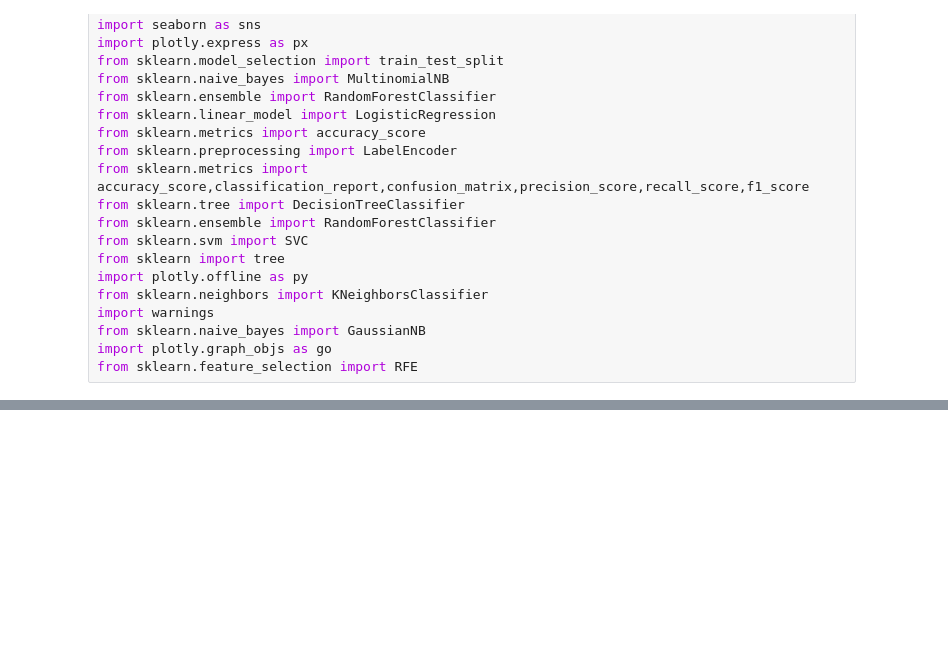
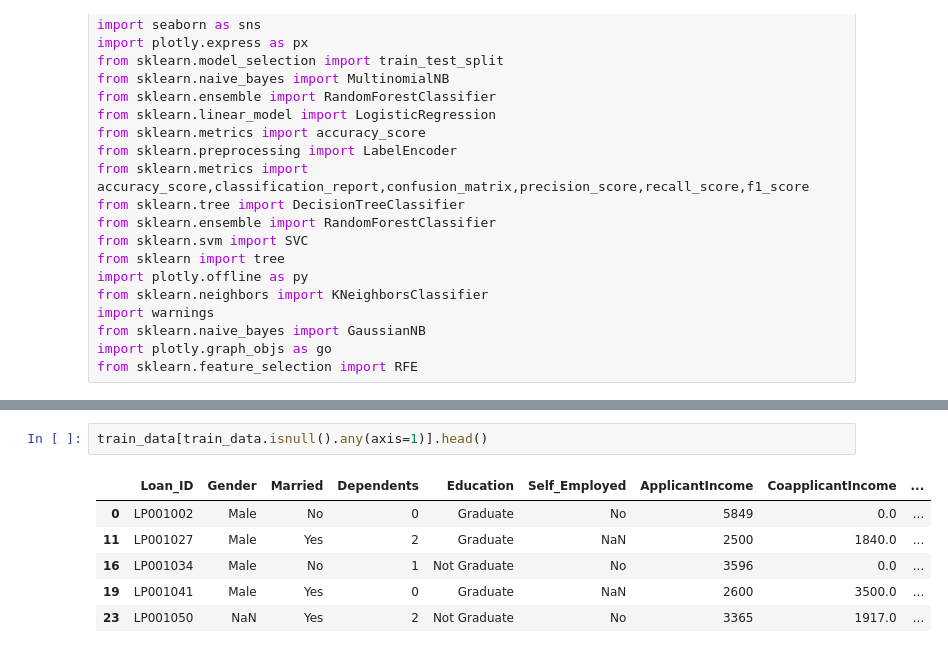
Before and after one commit to rajeshdiu/Home-Loan-Prediction, a Jupyter notebook: Home Loan Prediction.ipynb, the cells around one changed output, grey strips where cells are left out. Saved outputs shown, nothing was run; the diff lists cells and outputs as text; blank space fills up the shorter version.

```diff
--- a/Home Loan Prediction.ipynb
+++ b/Home Loan Prediction.ipynb
@@ -26,0 +146,9 @@ df=pd.read_csv("C:\\Users\\User\\Desktop\\Data Science\\Research Work\\MyProject
+# %%
+train_data[train_data.isnull().any(axis=1)].head()
+# %% [output]
+|  | Loan_ID | Gender | Married | Dependents | Education | Self_Employed | ApplicantIncome | CoapplicantIncome | ... |
+| 0 | LP001002 | Male | No | 0 | Graduate | No | 5849 | 0.0 | ... |
+| 11 | LP001027 | Male | Yes | 2 | Graduate | NaN | 2500 | 1840.0 | ... |
+| 16 | LP001034 | Male | No | 1 | Not Graduate | No | 3596 | 0.0 | ... |
+| 19 | LP001041 | Male | Yes | 0 | Graduate | NaN | 2600 | 3500.0 | ... |
+| 23 | LP001050 | NaN | Yes | 2 | Not Graduate | No | 3365 | 1917.0 | ... |
```
Also changed, not shown: parts of 22 cells of this notebook.
